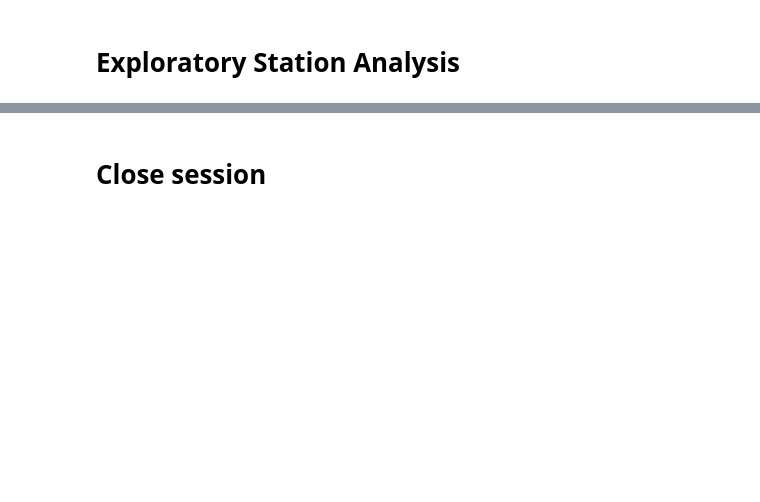
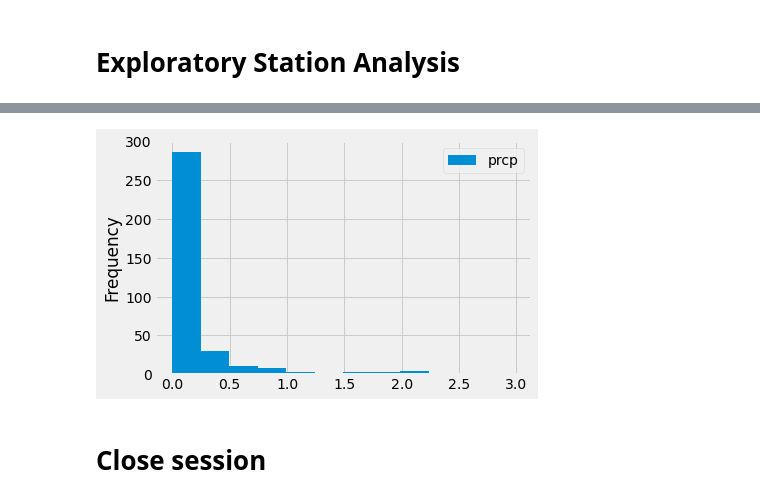
Before and after one commit to chrispope12391/SQLalchemy-Challenge, a Jupyter notebook: climate_starter.ipynb, the cells around one changed output, grey strips where cells are left out. Cells and saved outputs as stored; diff of their text form; code cells hidden in the pictures; blank space fills up the shorter version.

```diff
--- a/climate_starter.ipynb
+++ b/climate_starter.ipynb
@@ -146,3 +326,8 @@ clean_comb_station
 # %%
 # Using the most active station id
 # Query the last 12 months of temperature observation data for this station and plot the results as a histogram
+recent_measurement = session.query(measurement.station, measurement.date, measurement.prcp).\
+    filter(measurement.station =='USC00519281').\
+    filter(measurement.date > '2016-08-22').statement
+recent_measurement_df = pd.read_sql_query(recent_measurement, session.bind)
+recent_measurement_df
@@ -149,3 +348,10 @@ clean_comb_station
+# %%
+active_df = recent_measurement_df[['prcp']]
+active_df.plot.hist(bins=12)
+plt.grid(True)
+plt.show()
+# %% [output]
+[figure, added]
 # %% [markdown]
 # Close session
 # %%
```
Also changed, not shown: parts of 24 cells of this notebook.
